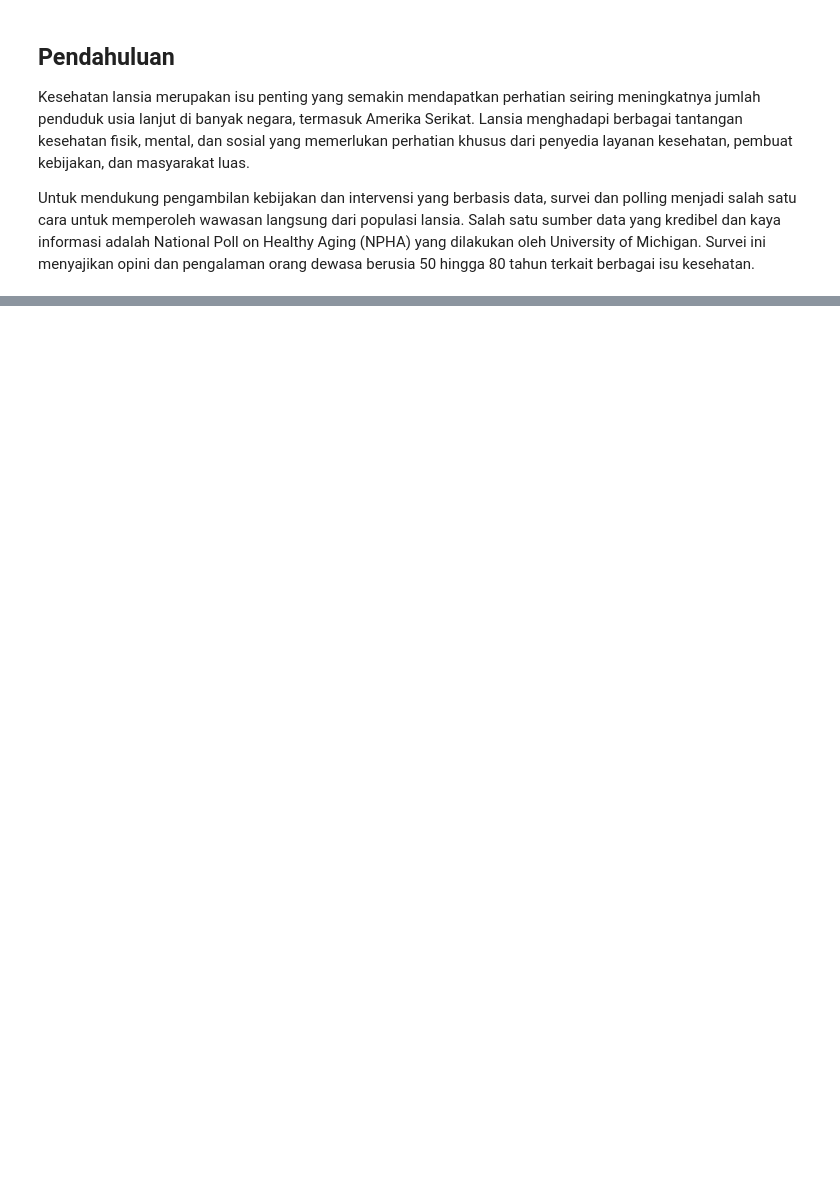
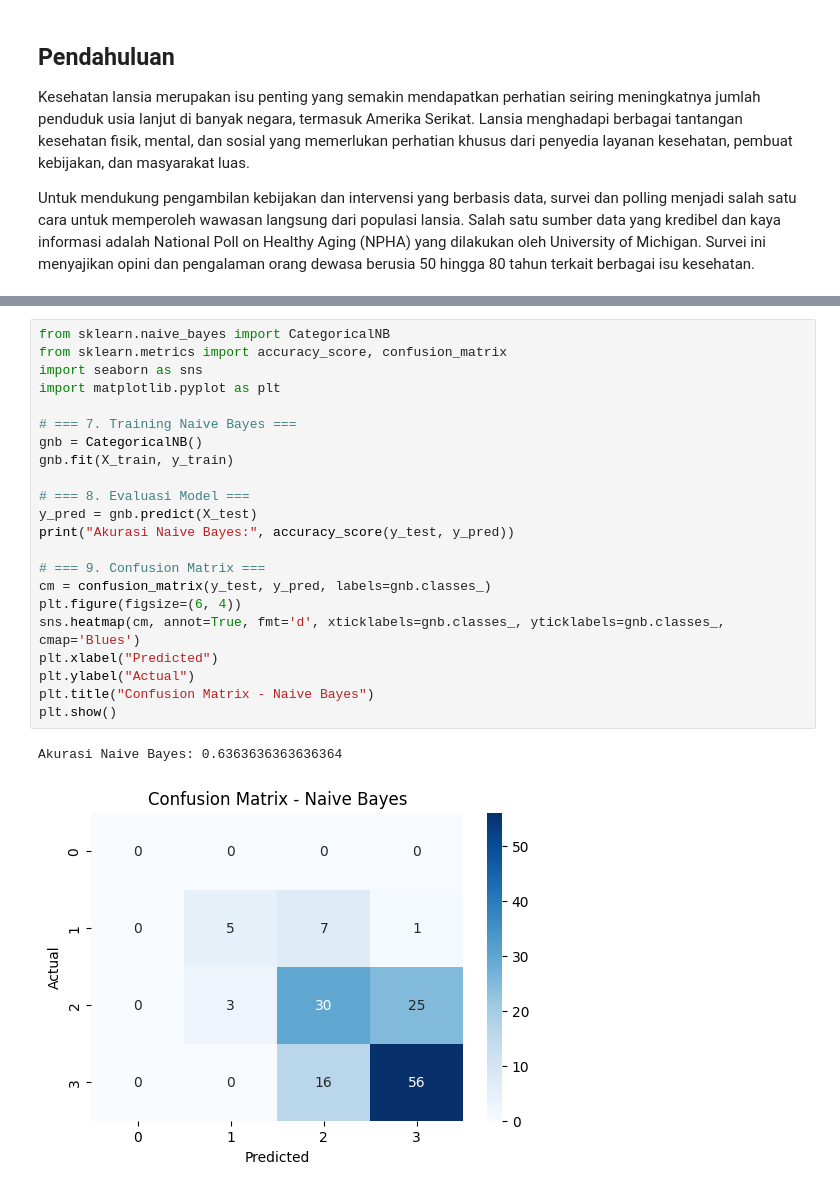
Before and after one commit to NajmaBasmaMaulida/PENDATA, a Jupyter notebook: _sources/TUGAS_PRA_UAS.ipynb, the cells around one changed output, grey strips where cells are left out. Drawn from its saved outputs; the diff is of its cells as text; blank space fills up the shorter version.

```diff
--- a/_sources/TUGAS_PRA_UAS.ipynb
+++ b/_sources/TUGAS_PRA_UAS.ipynb
@@ -147,0 +373,25 @@ plt.show()
+# %%
+from sklearn.naive_bayes import CategoricalNB
+from sklearn.metrics import accuracy_score, confusion_matrix
+import seaborn as sns
+import matplotlib.pyplot as plt
+
+# === 7. Training Naive Bayes ===
+gnb = CategoricalNB()
+gnb.fit(X_train, y_train)
+
+# === 8. Evaluasi Model ===
+y_pred = gnb.predict(X_test)
+print("Akurasi Naive Bayes:", accuracy_score(y_test, y_pred))
+
+# === 9. Confusion Matrix ===
+cm = confusion_matrix(y_test, y_pred, labels=gnb.classes_)
+plt.figure(figsize=(6, 4))
+sns.heatmap(cm, annot=True, fmt='d', xticklabels=gnb.classes_, yticklabels=gnb.classes_, cmap='Blues')
+plt.xlabel("Predicted")
+plt.ylabel("Actual")
+plt.title("Confusion Matrix - Naive Bayes")
+plt.show()
+# %% [output]
+Akurasi Naive Bayes: 0.6363636363636364
+[figure, added]
```
Also changed, not shown: parts of 38 cells of this notebook, 9 other files.
